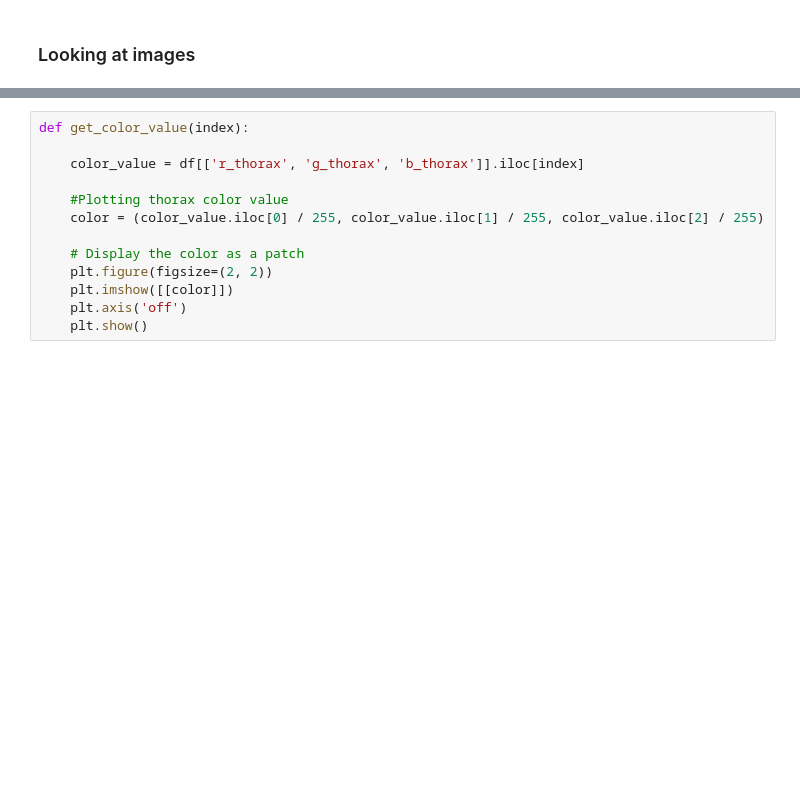
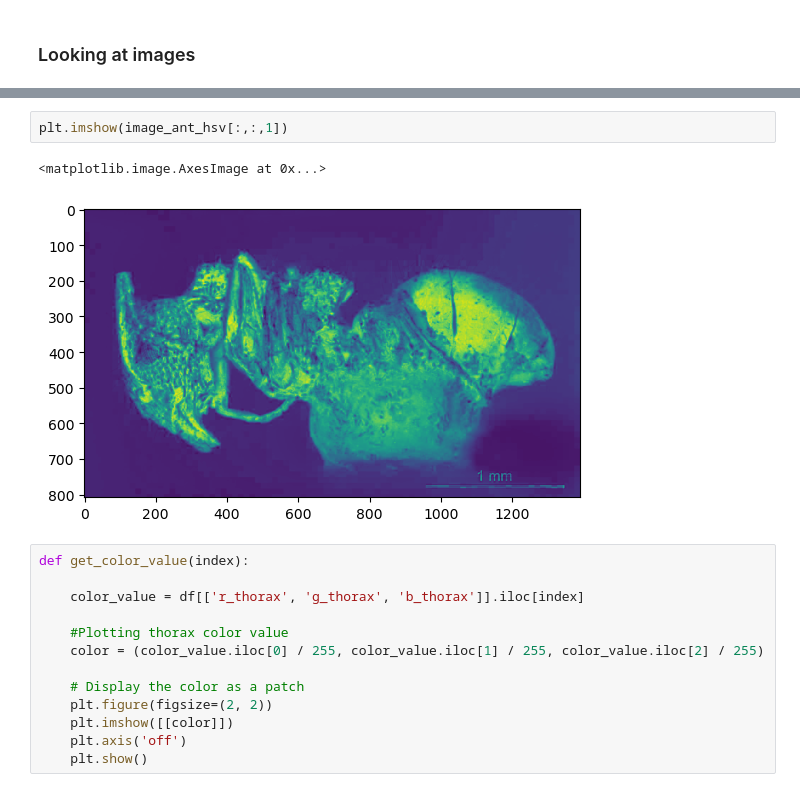
Before and after one commit to CS-433/ml-project-2-kalamariunionen, a Jupyter notebook: preparing_data.ipynb, the cells around one changed output, grey strips where cells are left out. Drawn from its saved outputs; the diff is of its cells as text; blank space fills up the shorter version.

```diff
--- a/preparing_data.ipynb
+++ b/preparing_data.ipynb
@@ -252,3 +280,8 @@ plt.show()
+# %%
+plt.imshow(image_ant_hsv[:,:,1])
+# %% [output]
+<matplotlib.image.AxesImage at 0x...>
+[figure, added]
 # %%
 def get_color_value(index):
 
```
Also changed, not shown: parts of 30 cells of this notebook, 15 other files.
